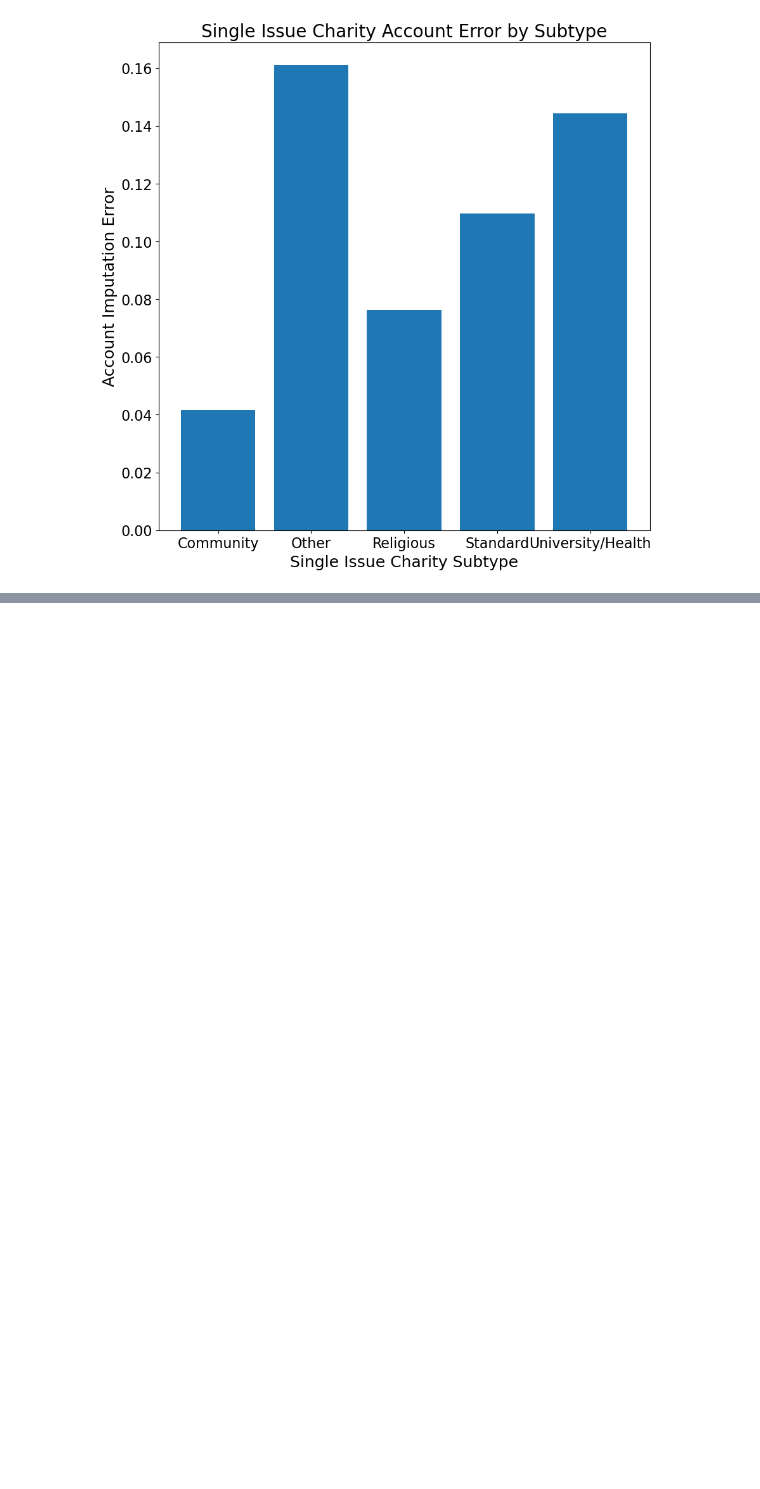
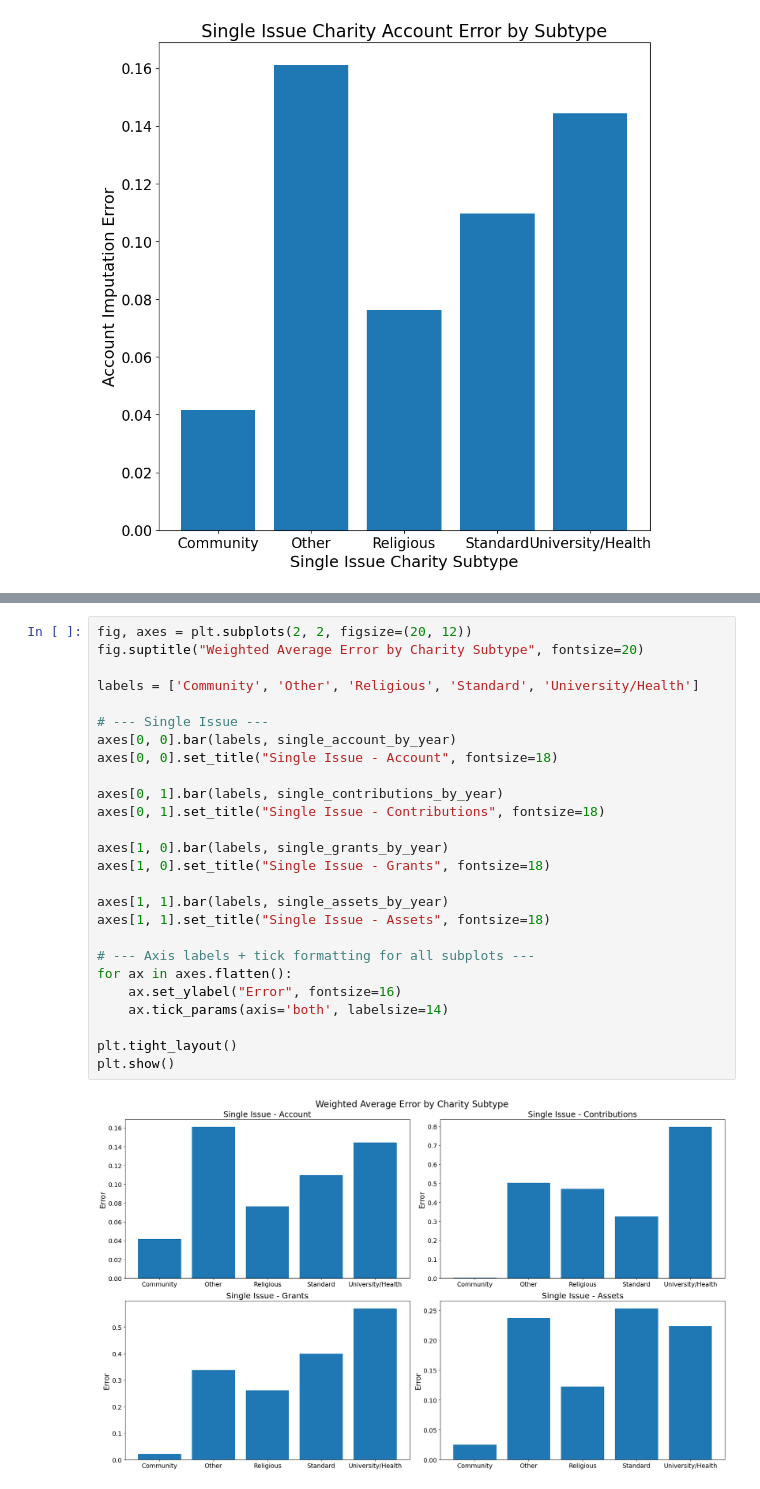
Before and after one commit to nichmars/Test, a Jupyter notebook: Graph Creation and Pictures/Weighted_Average_Year_Type_Analysis.ipynb, the cells around one changed output, grey strips where cells are left out. Cells and saved outputs as stored; diff of their text form; blank space fills up the shorter version.

```diff
--- a/Graph Creation and Pictures/Weighted_Average_Year_Type_Analysis.ipynb
+++ b/Graph Creation and Pictures/Weighted_Average_Year_Type_Analysis.ipynb
@@ -275,0 +311,28 @@ plt.show()
+# %%
+fig, axes = plt.subplots(2, 2, figsize=(20, 12))
+fig.suptitle("Weighted Average Error by Charity Subtype", fontsize=20)
+
+labels = ['Community', 'Other', 'Religious', 'Standard', 'University/Health']
+
+# --- Single Issue ---
+axes[0, 0].bar(labels, single_account_by_year)
+axes[0, 0].set_title("Single Issue - Account", fontsize=18)
+
+axes[0, 1].bar(labels, single_contributions_by_year)
+axes[0, 1].set_title("Single Issue - Contributions", fontsize=18)
+
+axes[1, 0].bar(labels, single_grants_by_year)
+axes[1, 0].set_title("Single Issue - Grants", fontsize=18)
+
+axes[1, 1].bar(labels, single_assets_by_year)
+axes[1, 1].set_title("Single Issue - Assets", fontsize=18)
+
+# --- Axis labels + tick formatting for all subplots ---
+for ax in axes.flatten():
+    ax.set_ylabel("Error", fontsize=16)
+    ax.tick_params(axis='both', labelsize=14)
+
+plt.tight_layout()
+plt.show()
+# %% [output]
+[figure, added]
```
Also changed, not shown: parts of 1 cell of this notebook, 5 other files.
